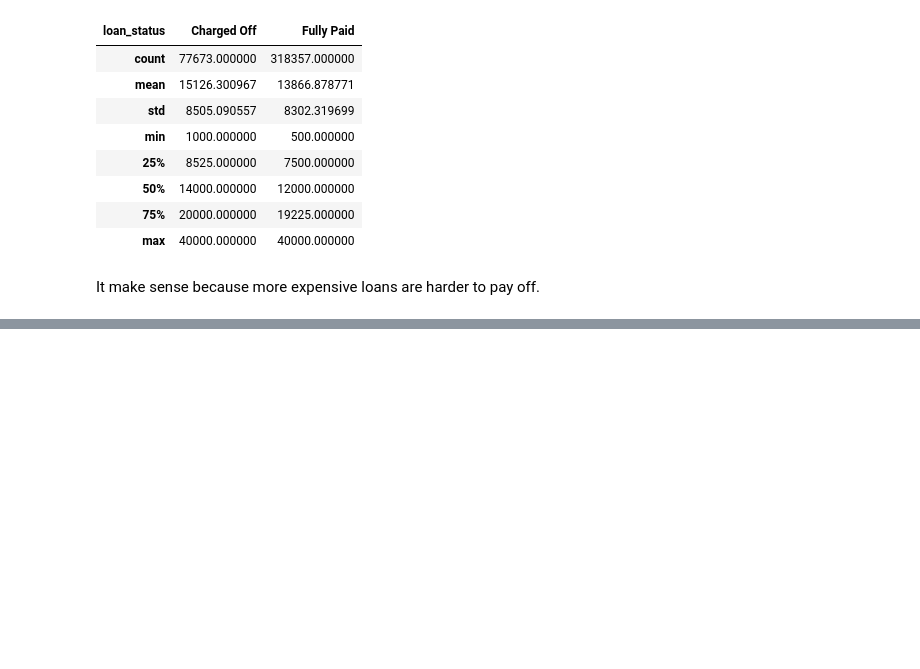
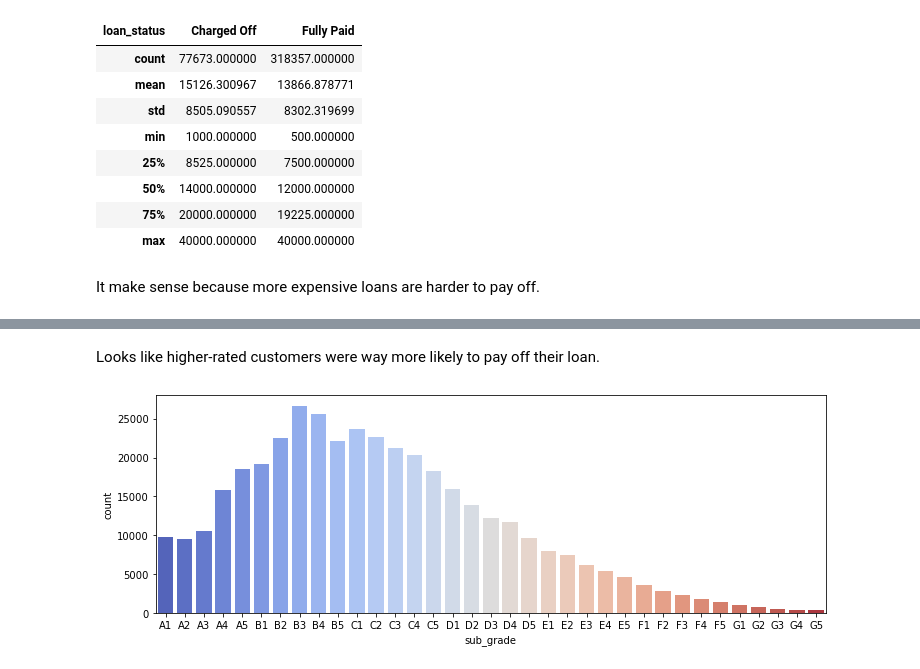
Before and after one commit to bdotbull/bb_learning_tf2_and_keras, a Jupyter notebook: topics/classification/classification_project.ipynb, the cells around one changed output, grey strips where cells are left out. Cells and saved outputs as stored; diff of their text form; code cells hidden in the pictures; blank space fills up the shorter version.

```diff
--- a/topics/classification/classification_project.ipynb
+++ b/topics/classification/classification_project.ipynb
@@ -177,0 +190,9 @@ It make sense because more expensive loans are harder to pay off.
+# %% [markdown]
+Looks like higher-rated customers were way more likely to pay off their loan.
+# %%
+plt.figure(figsize=(12,4))
+subgrade_order = sorted(df['sub_grade'].unique())  # take from above
+sns.countplot(x='sub_grade', data=df,
+                order=subgrade_order, palette='coolwarm');
+# %% [output]
+[figure, added]
```
Also changed, not shown: parts of 5 cells of this notebook.
